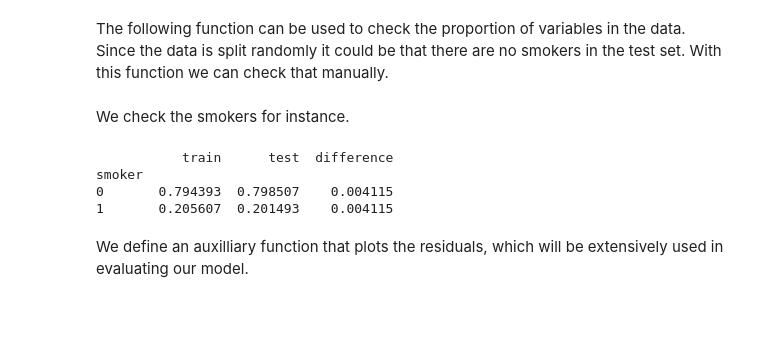
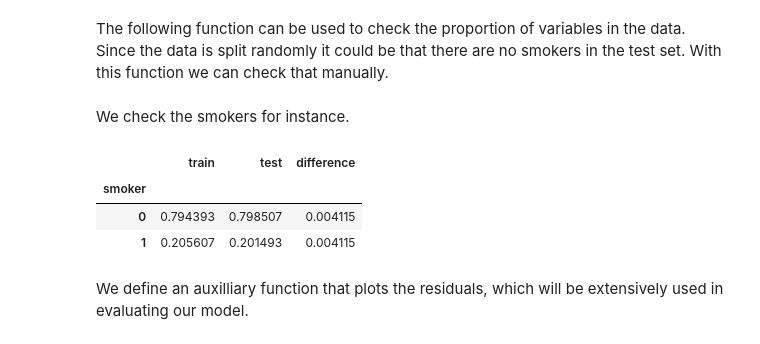
Before and after one commit to NikifBi/Medical_Costs_Regression_Analysis, a Jupyter notebook: Medical Costs.ipynb, the cells around one changed output. Saved outputs shown, nothing was run; the diff lists cells and outputs as text; code cells hidden in the pictures; blank space fills up the shorter version.

```diff
--- a/Medical Costs.ipynb
+++ b/Medical Costs.ipynb
@@ -501,13 +501,13 @@ We check the smokers for instance.
 # %%
 ### Check smokers
 proportions = compare_proportions(X_train, X_test)
 
-print(proportions['smoker'])
+proportions['smoker']
 # %% [output]
-           train      test  difference
-smoker
-0       0.794393  0.798507    0.004115
-1       0.205607  0.201493    0.004115
+|  | train | test | difference |
+| smoker |  |  |  |
+| 0 | 0.794393 | 0.798507 | 0.004115 |
+| 1 | 0.205607 | 0.201493 | 0.004115 |
 # %% [markdown]
 We define an auxilliary function that plots the residuals, which will be extensively used in evaluating our model.
 # %%
```
Also changed, not shown: parts of 19 cells of this notebook.
